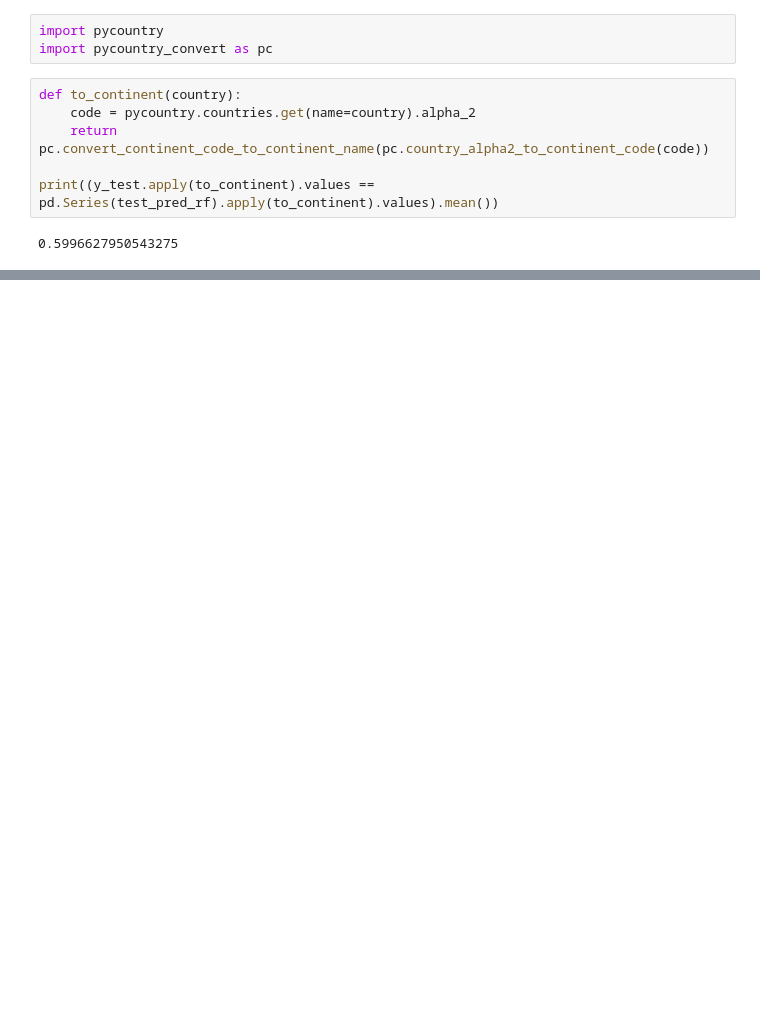
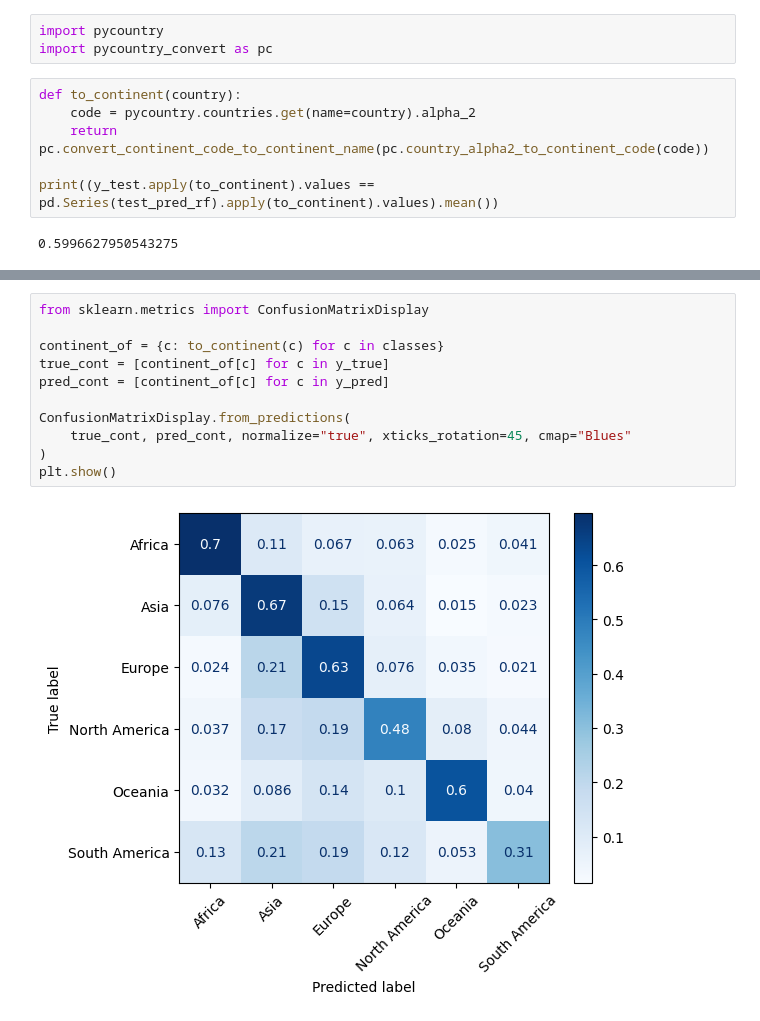
Before and after one commit to pedrosalgado22/GeoClassifier, a Jupyter notebook: classifier.ipynb, the cells around one changed output, grey strips where cells are left out. Drawn from its saved outputs; the diff is of its cells as text; blank space fills up the shorter version.

```diff
--- a/classifier.ipynb
+++ b/classifier.ipynb
@@ -768,0 +818,13 @@ NameError: name 'best_rf' is not defined
+# %%
+from sklearn.metrics import ConfusionMatrixDisplay
+
+continent_of = {c: to_continent(c) for c in classes}
+true_cont = [continent_of[c] for c in y_true]
+pred_cont = [continent_of[c] for c in y_pred]
+
+ConfusionMatrixDisplay.from_predictions(
+    true_cont, pred_cont, normalize="true", xticks_rotation=45, cmap="Blues"
+)
+plt.show()
+# %% [output]
+[figure, added]
```
Also changed, not shown: parts of 18 cells of this notebook.
